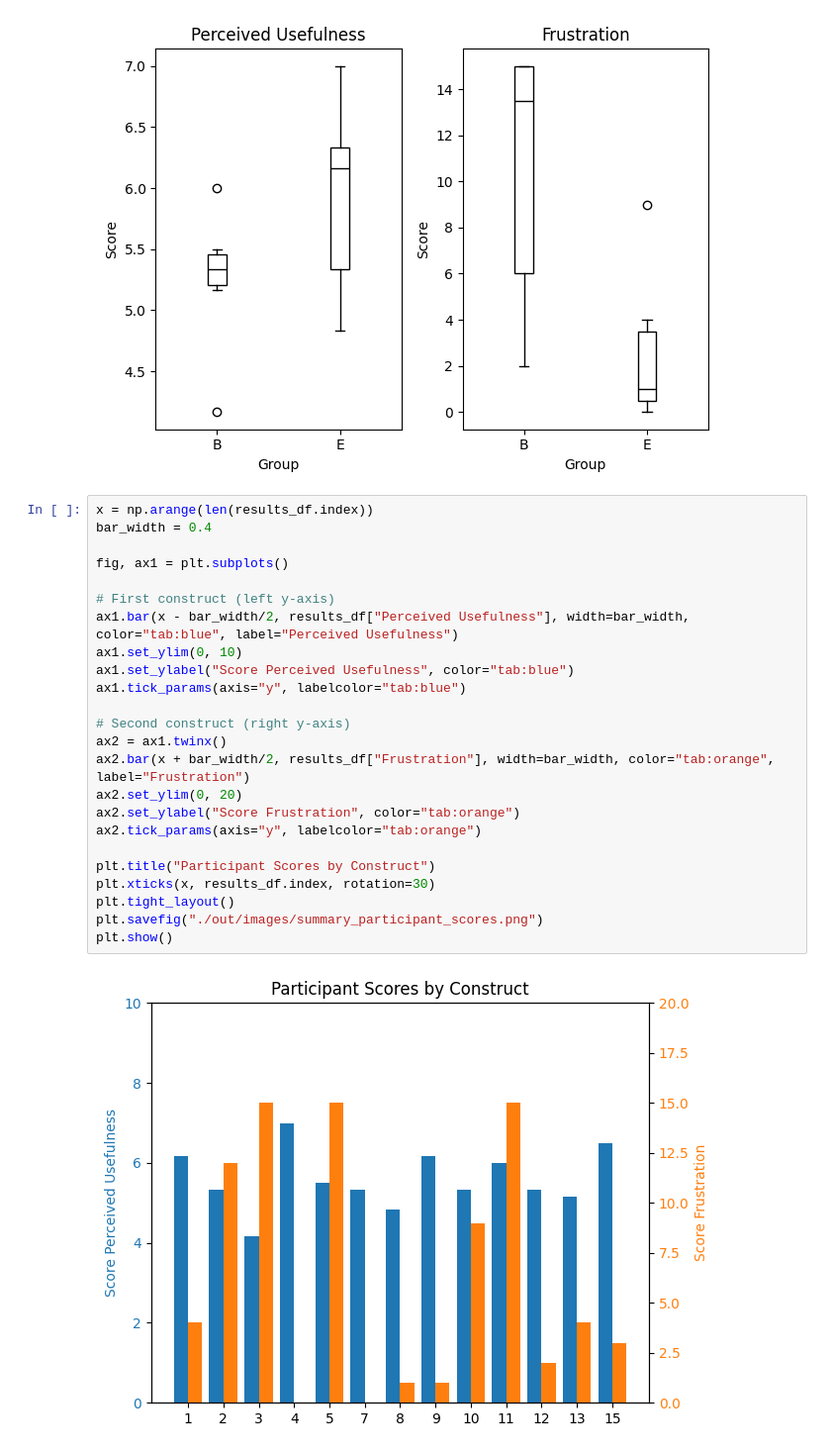
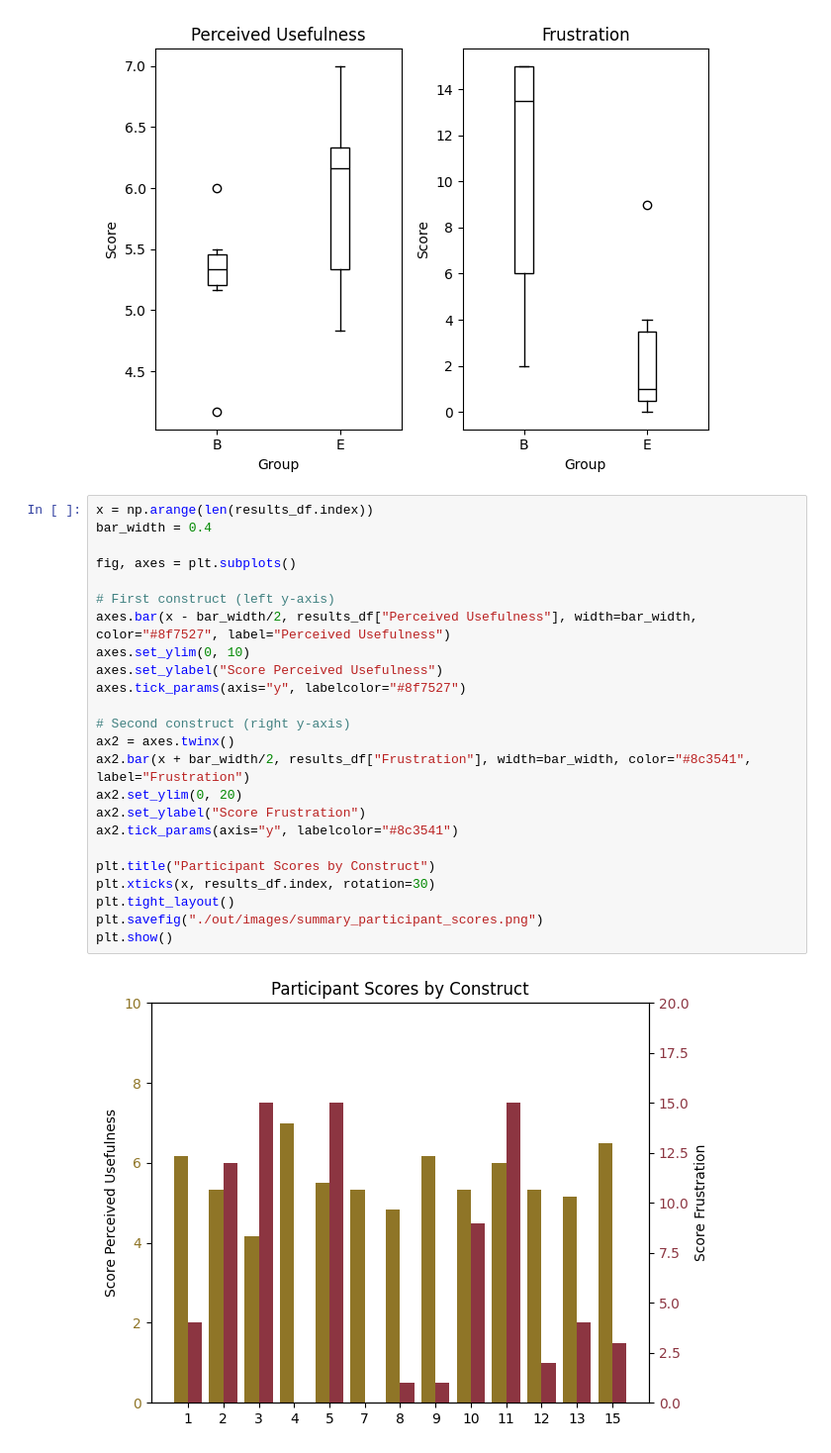
Before and after one commit to nimble-byte/thesis-code, a Jupyter notebook: evaluation/evaluation.ipynb, the cells around one changed output. Shown: that part at 99% size. Saved outputs shown, nothing was run; the diff lists cells and outputs as text.

Commit message:
create presentation visualisation

```diff
--- a/evaluation/evaluation.ipynb
+++ b/evaluation/evaluation.ipynb
@@ -270,29 +268,29 @@ plt.show()
 # %%
 x = np.arange(len(results_df.index))
 bar_width = 0.4
 
-fig, ax1 = plt.subplots()
+fig, axes = plt.subplots()
 
 # First construct (left y-axis)
-ax1.bar(x - bar_width/2, results_df["Perceived Usefulness"], width=bar_width, color="tab:blue", label="Perceived Usefulness")
-ax1.set_ylim(0, 10)
-ax1.set_ylabel("Score Perceived Usefulness", color="tab:blue")
-ax1.tick_params(axis="y", labelcolor="tab:blue")
+axes.bar(x - bar_width/2, results_df["Perceived Usefulness"], width=bar_width, color="#8f7527", label="Perceived Usefulness")
+axes.set_ylim(0, 10)
+axes.set_ylabel("Score Perceived Usefulness")
+axes.tick_params(axis="y", labelcolor="#8f7527")
 
 # Second construct (right y-axis)
-ax2 = ax1.twinx()
-ax2.bar(x + bar_width/2, results_df["Frustration"], width=bar_width, color="tab:orange", label="Frustration")
+ax2 = axes.twinx()
+ax2.bar(x + bar_width/2, results_df["Frustration"], width=bar_width, color="#8c3541", label="Frustration")
 ax2.set_ylim(0, 20)
-ax2.set_ylabel("Score Frustration", color="tab:orange")
-ax2.tick_params(axis="y", labelcolor="tab:orange")
+ax2.set_ylabel("Score Frustration")
+ax2.tick_params(axis="y", labelcolor="#8c3541")
 
 plt.title("Participant Scores by Construct")
 plt.xticks(x, results_df.index, rotation=30)
 plt.tight_layout()
 plt.savefig("./out/images/summary_participant_scores.png")
 plt.show()
 # %% [output]
-[figure, old version]
+[figure, new version]
 # %%
 os.makedirs("./out/images/constructs", exist_ok=True)
 
```
Also changed, not shown: parts of 5 cells of this notebook.
